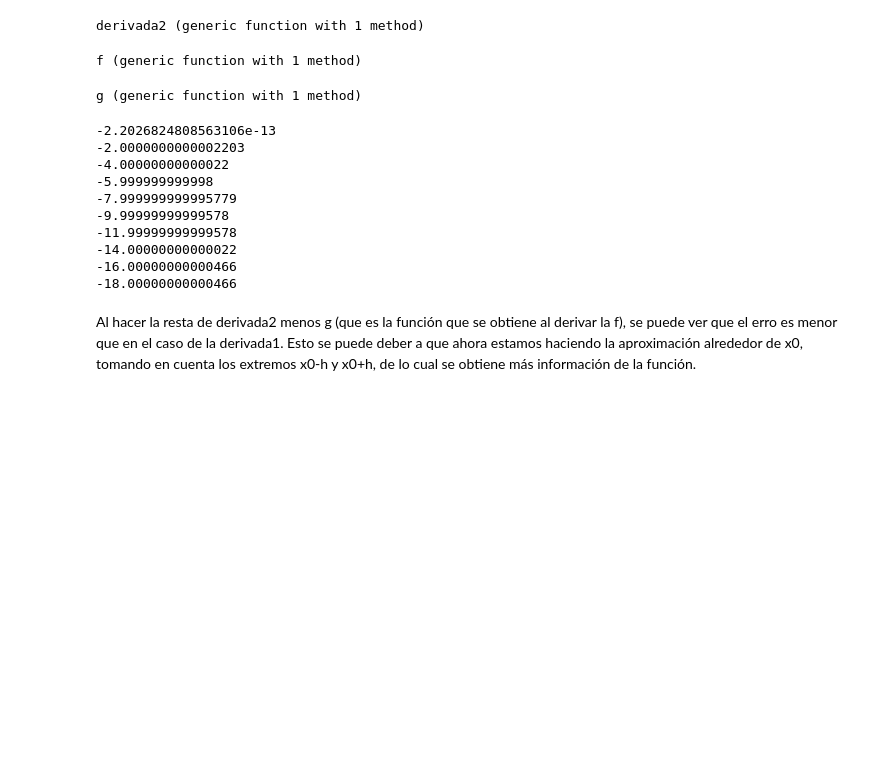
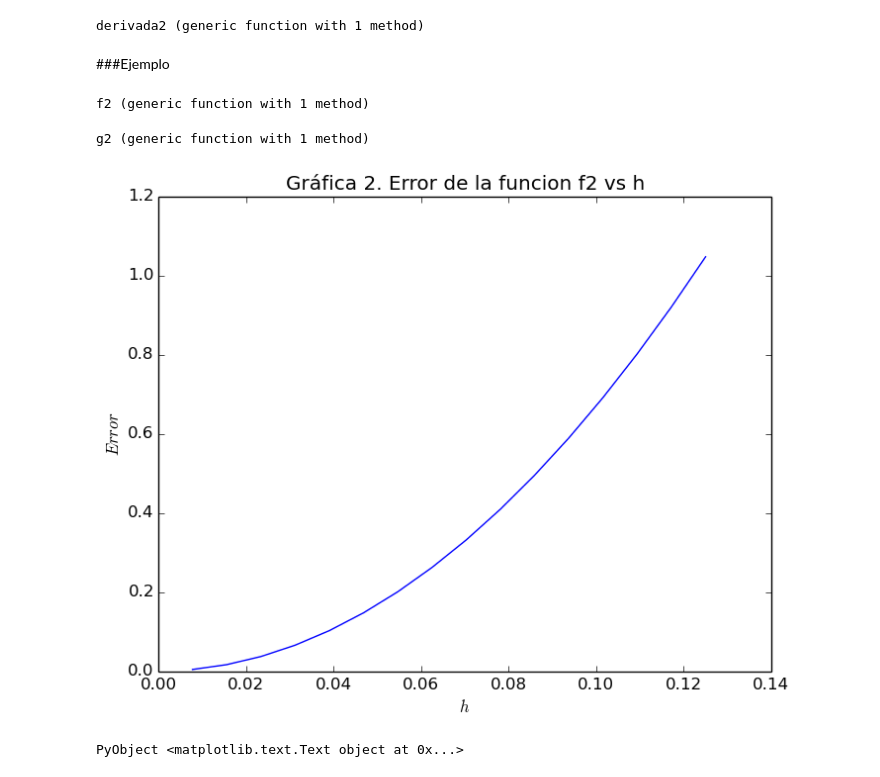
Before and after one commit to lbenet/2016-1_Temas_Selectos_Fisica_Computacional, a Jupyter notebook: tareas/RaquelAMsalvadorlopezalbino/Tarea_1.ipynb, the cells around one changed output. Saved outputs shown, nothing was run; the diff lists cells and outputs as text; code cells hidden in the pictures; blank space fills up the shorter version.

```diff
--- a/tareas/RaquelAMsalvadorlopezalbino/Tarea_1.ipynb
+++ b/tareas/RaquelAMsalvadorlopezalbino/Tarea_1.ipynb
@@ -122,30 +124,29 @@ function derivada2(x0,h,f)
 end
 # %% [output]
 derivada2 (generic function with 1 method)
-# %%
-f(x) = x^2
-# %% [output]
-f (generic function with 1 method)
-# %%
-g(x) = 2.0*x
-# %% [output]
-g (generic function with 1 method)
-# %%
-for i in 1:10
-    error = derivada2(i,0.0002,f)-g(i)
-    println(error)
-end
-# %% [output]
--2.2026824808563106e-13
--2.0000000000002203
--4.00000000000022
--5.999999999998
--7.999999999995779
--9.99999999999578
--11.99999999999578
--14.00000000000022
--16.00000000000466
--18.00000000000466
-# %% [markdown]
-Al hacer la resta de derivada2 menos g (que es la función que se obtiene al derivar la f), se puede ver que el erro es menor que en el caso de la derivada1.
-Esto se puede deber a que ahora estamos haciendo la aproximación alrededor de x0, tomando en cuenta los extremos x0-h y x0+h, de lo cual se obtiene más información de la función.
+# %% [markdown]
+###Ejemplo
+# %%
+f2(x) = 16x^4+3x^3-x
+# %% [output]
+f2 (generic function with 1 method)
+# %%
+g2(x) = 64x^3+9x^2-1
+# %% [output]
+g2 (generic function with 1 method)
+# %%
+x3f = Float64[]
+y3f = Float64[]
+for h in 0.0078125:0.0078125:0.125
+    mi_error = derivada2(1,h,f2)-g2(1)
+    push!(y3f,mi_error)
+    push!(x3f,h)
+end
+# %%
+plot(x3f,y3f)
+xlabel(L"h")
+ylabel(L"Error")
+title("Gráfica 2. Error de la funcion f2 vs h")
+# %% [output]
+[figure, added]
+PyObject <matplotlib.text.Text object at 0x...>
```
Also changed, not shown: parts of 23 cells of this notebook.
